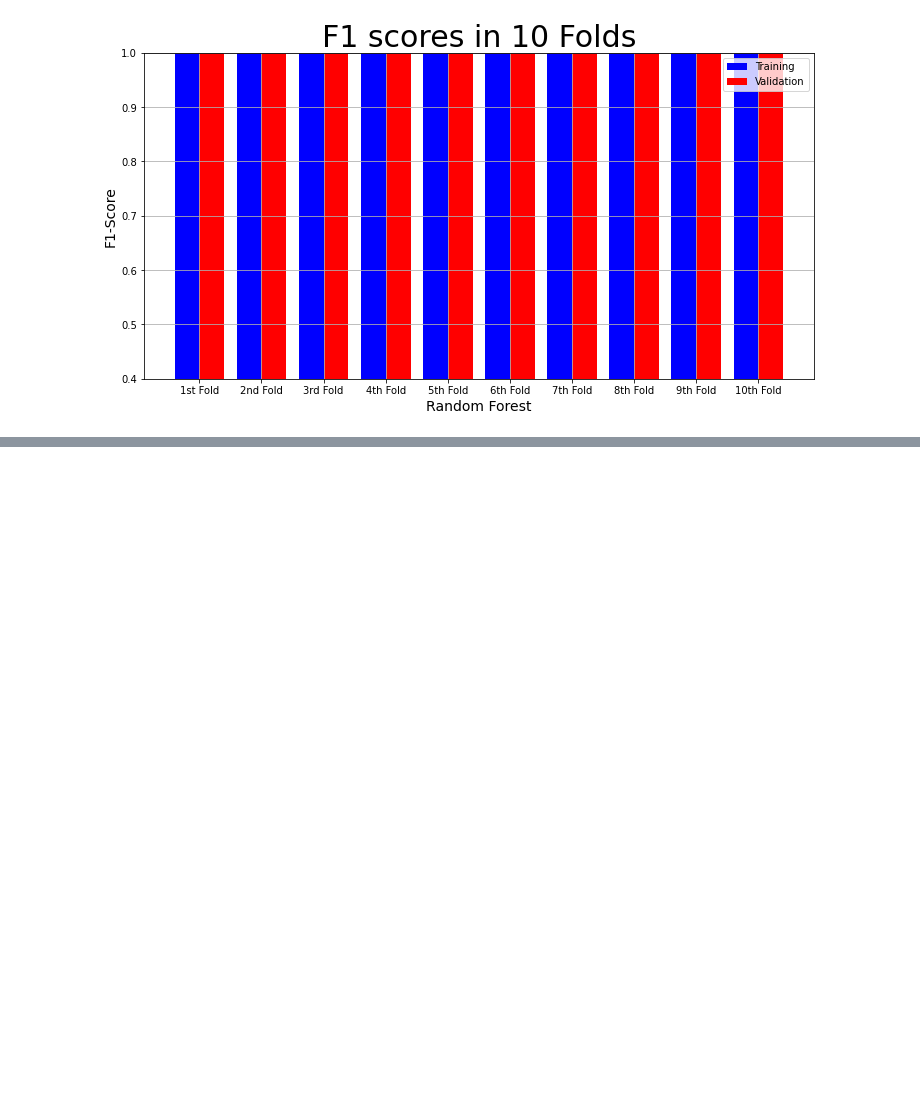
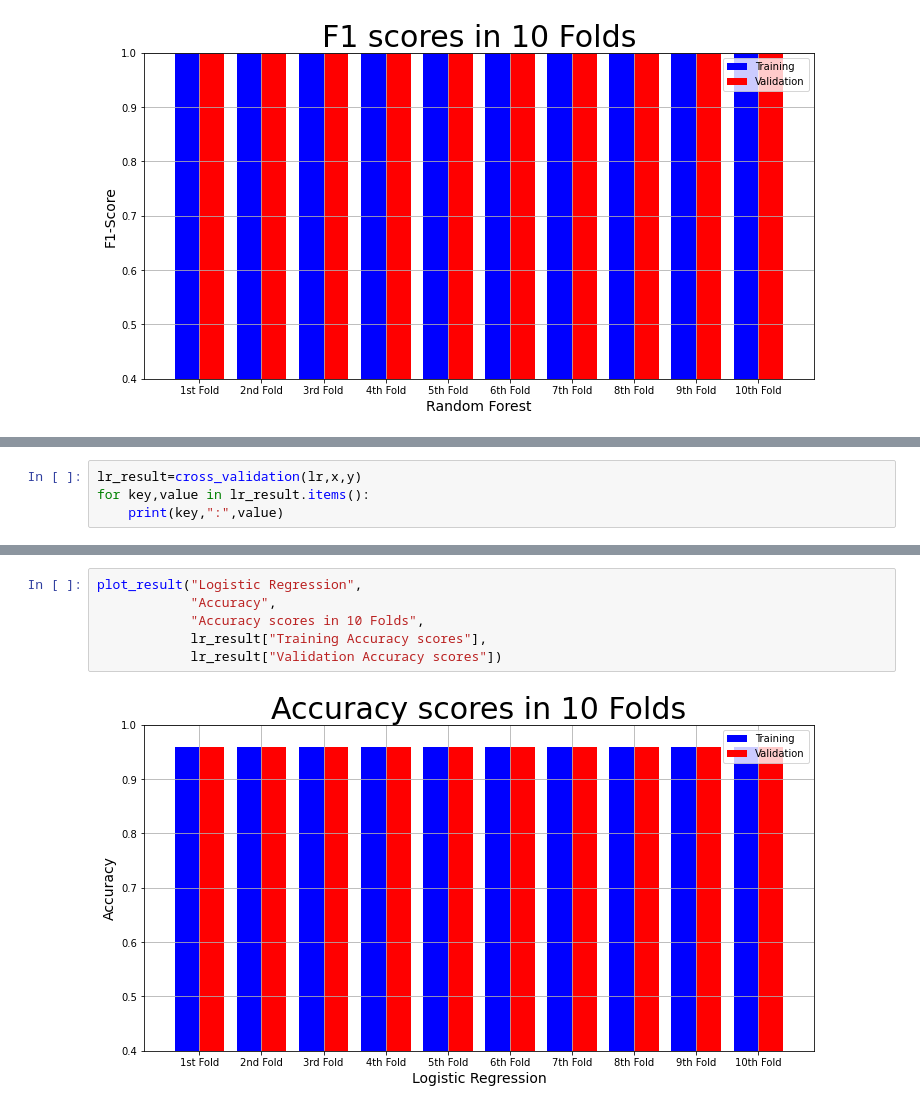
Before and after one commit to thequanic/Credit_card_fraud_detection, a Jupyter notebook: model.ipynb, the cells around one changed output, grey strips where cells are left out. Drawn from its saved outputs; the diff is of its cells as text; blank space fills up the shorter version.

```diff
--- a/model.ipynb
+++ b/model.ipynb
@@ -399,0 +437,4 @@ plot_result("Random Forest",
+# %%
+lr_result=cross_validation(lr,x,y)
+for key,value in lr_result.items():
+    print(key,":",value)
@@ -399,0 +459,8 @@ plot_result("Random Forest",
+# %%
+plot_result("Logistic Regression",
+            "Accuracy",
+            "Accuracy scores in 10 Folds",
+            lr_result["Training Accuracy scores"],
+            lr_result["Validation Accuracy scores"])
+# %% [output]
+[figure, added]
```
Also changed, not shown: parts of 23 cells of this notebook.
